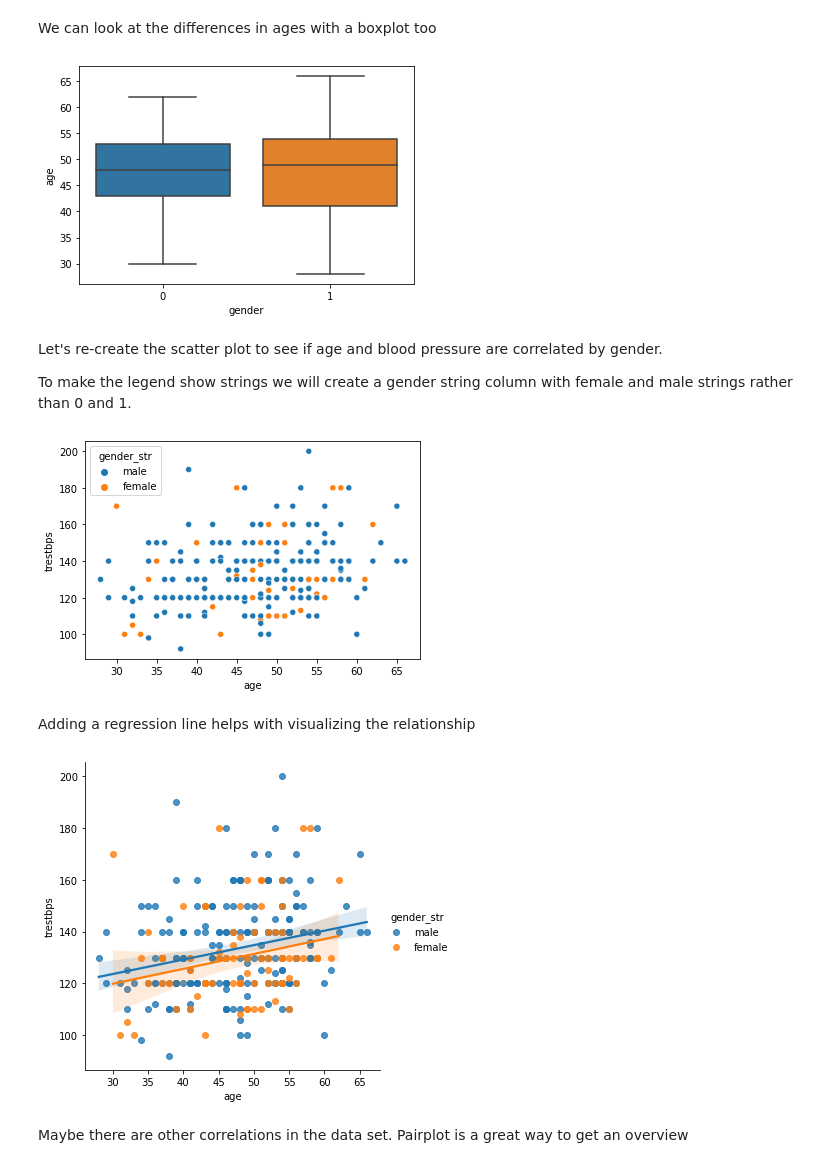
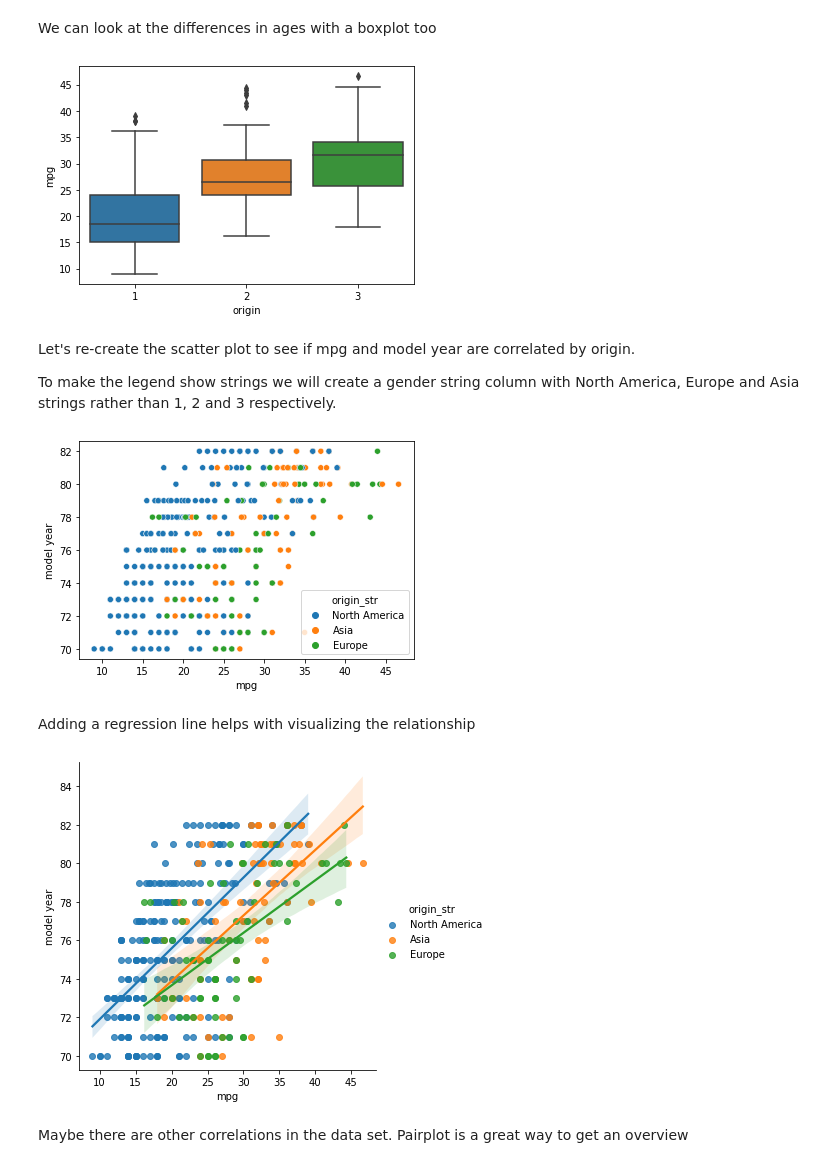
Before and after one commit to ENSF611/lab0-data-and-visualization-review-aamanuel1, a Jupyter notebook: lab0-visualization-auto_mpg.ipynb, the cells around one changed output. Saved outputs shown, nothing was run; the diff lists cells and outputs as text; code cells hidden in the pictures.

```diff
--- a/lab0-visualization-auto_mpg.ipynb
+++ b/lab0-visualization-auto_mpg.ipynb
@@ -108,3 +112,6 @@ data = pd.read_csv('heart-attack.csv', na_values='?')
+# %%
+auto_mpg_names = ['mpg', 'cylinders', 'displacement', 'horsepower', 'weight', 'acceleration', 'model year', 'origin', 'car name']
+data = pd.read_csv('auto-mpg.data', header=None, sep='\s+', na_values='?', names=auto_mpg_names)
 # %% [markdown]
 Plotting all columns, works, but does not provide a lot of insight.
 # %%
@@ -208,25 +218,25 @@ sns.displot(x='age', hue='gender', data=data, multiple='stack');
 # %% [markdown]
 We can look at the differences in ages with a boxplot too
 # %%
-sns.boxplot(x='gender', y='age', data=data);
+sns.boxplot(x='origin', y='mpg', data=data);
 # %% [output]
-[figure, old version]
+[figure, new version]
 # %% [markdown]
-Let's re-create the scatter plot to see if age and blood pressure are correlated by gender.
+Let's re-create the scatter plot to see if mpg and model year are correlated by origin.
 
-To make the legend show strings we will create a gender string column with female and male strings rather than 0 and 1.
+To make the legend show strings we will create a gender string column with North America, Europe and Asia strings rather than 1, 2 and 3 respectively.
-# %%
-data['gender_str'] = data['gender'].replace([0, 1], ['female', 'male'])
+# %%
+data['origin_str'] = data['origin'].replace([1, 2, 3], ['North America', 'Europe', 'Asia'])
 # %%
-ax = sns.scatterplot(x='age', y='trestbps', data=data, hue='gender_str')
+ax = sns.scatterplot(x='mpg', y='model year', data=data, hue='origin_str')
 # %% [output]
-[figure, old version]
+[figure, new version]
 # %% [markdown]
 Adding a regression line helps with visualizing the relationship
 # %%
-ax = sns.lmplot(x='age', y='trestbps', data=data, hue='gender_str')
+ax = sns.lmplot(x='mpg', y='model year', data=data, hue='origin_str')
 # %% [output]
-[figure, old version]
+[figure, new version]
 # %% [markdown]
 Maybe there are other correlations in the data set. Pairplot is a great way to get an overview
 # %%
```
Also changed, not shown: parts of 22 cells of this notebook, 1 other file.
